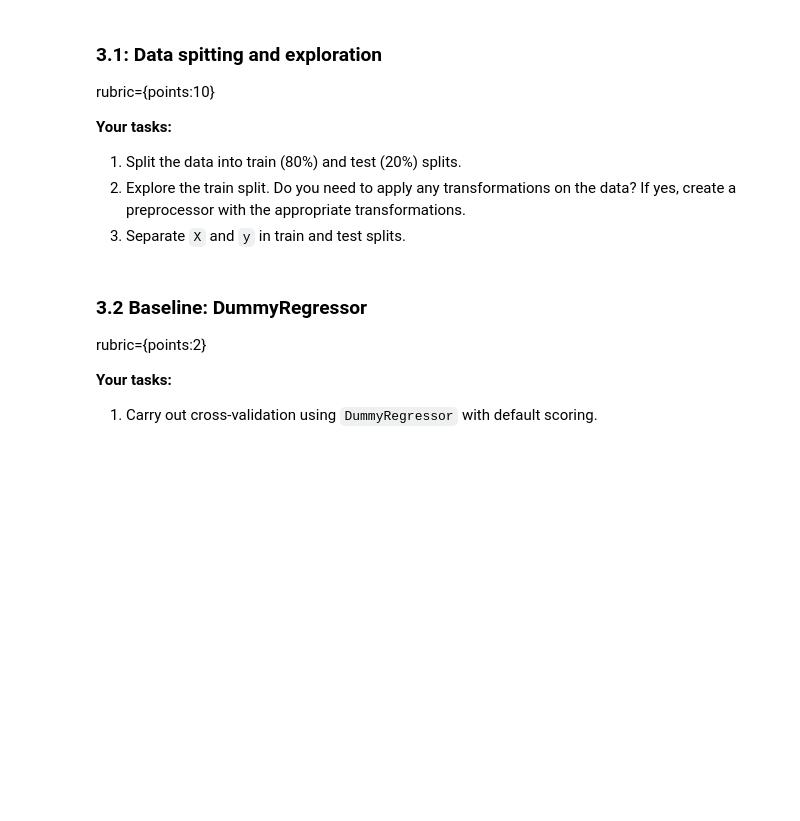
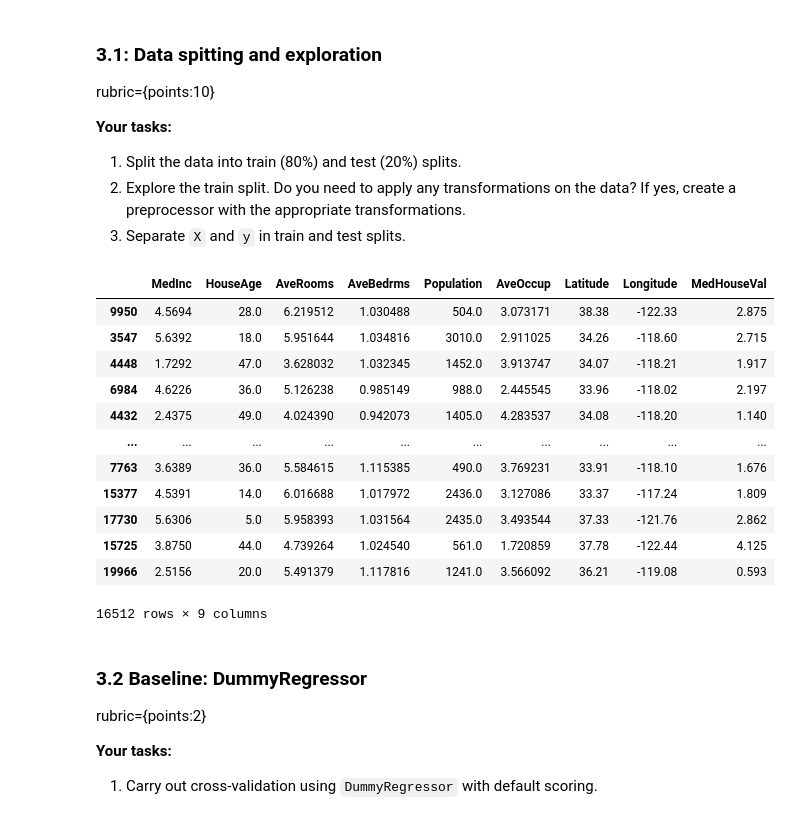
Before and after one commit to CarsonFox/MachineLearning, a Jupyter notebook: HW5/CS4320_HW5.ipynb, the cells around one changed output. Cells and saved outputs as stored; diff of their text form; code cells hidden in the pictures; blank space fills up the shorter version.

```diff
--- a/HW5/CS4320_HW5.ipynb
+++ b/HW5/CS4320_HW5.ipynb
@@ -441,3 +441,20 @@ rubric={points:10}
 1. Split the data into train (80%) and test (20%) splits.
 2. Explore the train split. Do you need to apply any transformations on the data? If yes, create a preprocessor with the appropriate transformations.
 3. Separate `X` and `y` in train and test splits.
+# %%
+train_df, test_df = train_test_split(housing_df, test_size=.2, random_state=123)
+train_df
+# %% [output]
+|  | MedInc | HouseAge | AveRooms | AveBedrms | Population | AveOccup | Latitude | Longitude | MedHouseVal |
+| 9950 | 4.5694 | 28.0 | 6.219512 | 1.030488 | 504.0 | 3.073171 | 38.38 | -122.33 | 2.875 |
+| 3547 | 5.6392 | 18.0 | 5.951644 | 1.034816 | 3010.0 | 2.911025 | 34.26 | -118.60 | 2.715 |
+| 4448 | 1.7292 | 47.0 | 3.628032 | 1.032345 | 1452.0 | 3.913747 | 34.07 | -118.21 | 1.917 |
+| 6984 | 4.6226 | 36.0 | 5.126238 | 0.985149 | 988.0 | 2.445545 | 33.96 | -118.02 | 2.197 |
+| 4432 | 2.4375 | 49.0 | 4.024390 | 0.942073 | 1405.0 | 4.283537 | 34.08 | -118.20 | 1.140 |
+| ... | ... | ... | ... | ... | ... | ... | ... | ... | ... |
+| 7763 | 3.6389 | 36.0 | 5.584615 | 1.115385 | 490.0 | 3.769231 | 33.91 | -118.10 | 1.676 |
+| 15377 | 4.5391 | 14.0 | 6.016688 | 1.017972 | 2436.0 | 3.127086 | 33.37 | -117.24 | 1.809 |
+| 17730 | 5.6306 | 5.0 | 5.958393 | 1.031564 | 2435.0 | 3.493544 | 37.33 | -121.76 | 2.862 |
+| 15725 | 3.8750 | 44.0 | 4.739264 | 1.024540 | 561.0 | 1.720859 | 37.78 | -122.44 | 4.125 |
+| 19966 | 2.5156 | 20.0 | 5.491379 | 1.117816 | 1241.0 | 3.566092 | 36.21 | -119.08 | 0.593 |
+16512 rows × 9 columns
```
Also changed, not shown: parts of 4 cells of this notebook.
